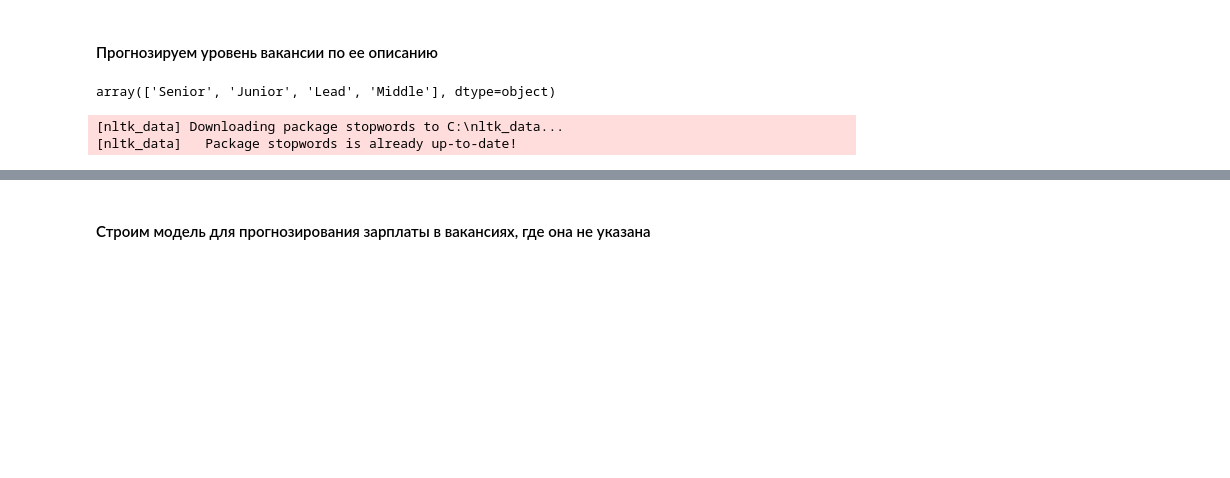
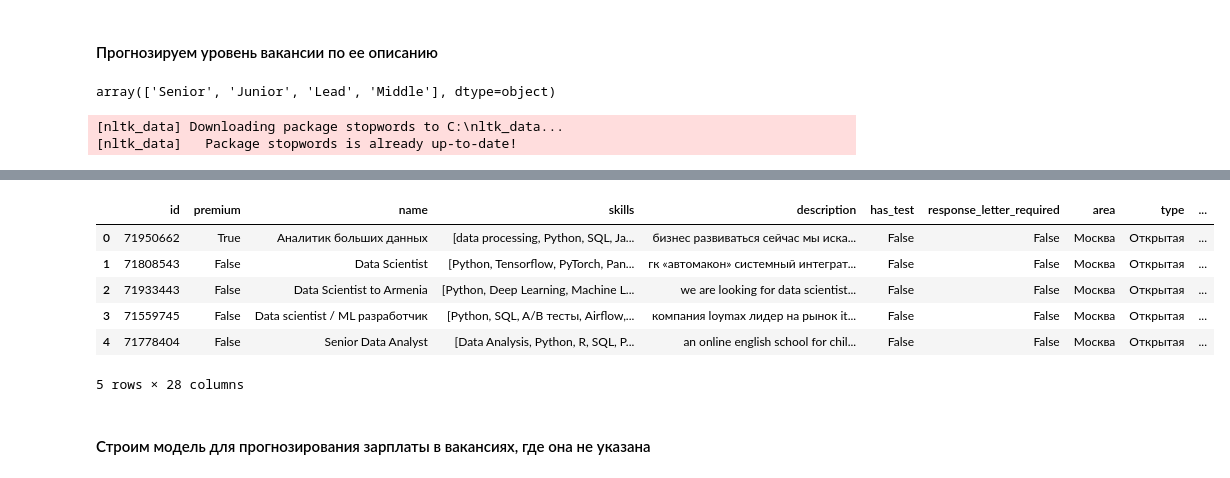
Before and after one commit to Itillonis/DA_Project, a Jupyter notebook: Final project.ipynb, the cells around one changed output, grey strips where cells are left out. Saved outputs shown, nothing was run; the diff lists cells and outputs as text; code cells hidden in the pictures; blank space fills up the shorter version.

```diff
--- a/Final project.ipynb
+++ b/Final project.ipynb
@@ -381,3 +363,13 @@ vacs_and_skills.to_csv('table.csv')
+# %%
+vacs_and_skills.head()
+# %% [output]
+|  | id | premium | name | skills | description | has_test | response_letter_required | area | type | ... |
+| 0 | 71950662 | True | Аналитик больших данных | [data processing, Python, SQL, Ja... | бизнес развиваться сейчас мы иска... | False | False | Москва | Открытая | ... |
+| 1 | 71808543 | False | Data Scientist | [Python, Tensorflow, PyTorch, Pan... | гк «автомакон» системный интеграт... | False | False | Москва | Открытая | ... |
+| 2 | 71933443 | False | Data Scientist to Armenia | [Python, Deep Learning, Machine L... | we are looking for data scientist... | False | False | Москва | Открытая | ... |
+| 3 | 71559745 | False | Data scientist / ML разработчик | [Python, SQL, A/B тесты, Airflow,... | компания loymax лидер на рынок it... | False | False | Москва | Открытая | ... |
+| 4 | 71778404 | False | Senior Data Analyst | [Data Analysis, Python, R, SQL, P... | an online english school for chil... | False | False | Москва | Открытая | ... |
+5 rows × 28 columns
 # %% [markdown]
 #### Строим модель для прогнозирования зарплаты в вакансиях, где она не указана
 # %%
```
Also changed, not shown: parts of 31 cells of this notebook.
